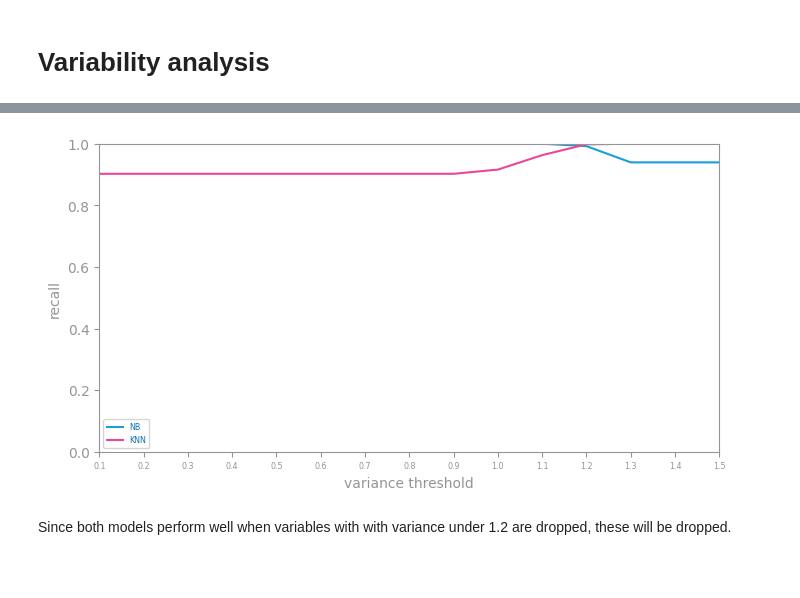
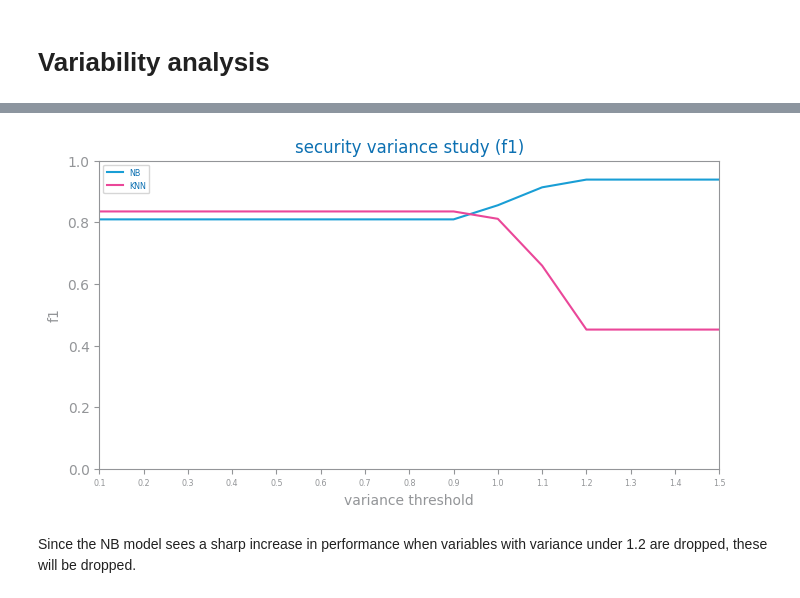
Before and after one commit to MatsNissen-Lie/kdd-process, a Jupyter notebook: src/3_evaluation/feature_selection_security.ipynb, the cells around one changed output, grey strips where cells are left out. Drawn from its saved outputs; the diff is of its cells as text; code cells hidden in the pictures; blank space fills up the shorter version.

```diff
--- a/src/3_evaluation/feature_selection_security.ipynb
+++ b/src/3_evaluation/feature_selection_security.ipynb
@@ -36,12 +37,9 @@ from matplotlib.pyplot import savefig, show, figure
 from dslabs_functions import HEIGHT, evaluate_approach, plot_multiline_chart
 import pandas as pd
 from sklearn.model_selection import train_test_split
-# %%
-#Shift data to positive valiues to be able to use naive bayes
-
-data_min = data.min()
-data = data-data_min
-
-train, test = train_test_split(data, test_size=0.2, random_state=42)
+# %%
+
+train = pd.concat([trnX, trnY], axis=1)
+test = pd.concat([tstX, tstY], axis=1)
 # %% [markdown]
 # Correlation analysis
@@ -66,7 +132,7 @@ def select_redundant_variables(
 
 print("Original variables", train.columns.values)
 vars2drop: list[str] = select_redundant_variables(
-    train, target=target, min_threshold=0.5
+    train, target=target, min_threshold=0.4
 )
 print("Variables to drop", sorted(vars2drop))
 # %% [output]
@@ -146,3 +144,6 @@ show()
+# %%
+train = train.drop(columns=vars2drop)
+test = test.drop(columns=vars2drop)
 # %% [markdown]
 # Variability analysis
 # %%
@@ -208,36 +209,36 @@ def study_variance_for_feature_selection(
         if eval is not None:
             results["NB"].append(eval[metric][0])
             results["KNN"].append(eval[metric][1])
 
     plot_multiline_chart(
         options,
         results,
-        #title=f"{file_tag} variance study ({metric})",
+        title=f"{file_tag} variance study ({metric})",
         xlabel="variance threshold",
         ylabel=metric,
         percentage=True,
     )
-    #savefig(f"images/{file_tag}_fs_low_var_{metric}_study.png")
+    savefig(f"images/{file_tag}_fs_low_var_{metric}_study.png")
     return results
 
 
-eval_metric = "recall"
+eval_metric = "f1"
 
 
 
 
 figure(figsize=(2 * HEIGHT, HEIGHT))
 study_variance_for_feature_selection(
     train,
     test,
     target=target,
     max_threshold=1.5,
     lag=0.1,
     metric=eval_metric,
     #file_tag=file_tag,
 )
 show()
 # %% [output]
-[figure, old version]
+[figure, new version]
 # %% [markdown]
-Since both models perform well when variables with with variance under 1.2 are dropped, these will be dropped.
+Since the NB model sees a sharp increase in performance when variables with variance under 1.2 are dropped, these will be dropped.
```
Also changed, not shown: parts of 7 cells of this notebook, 45 other files.
